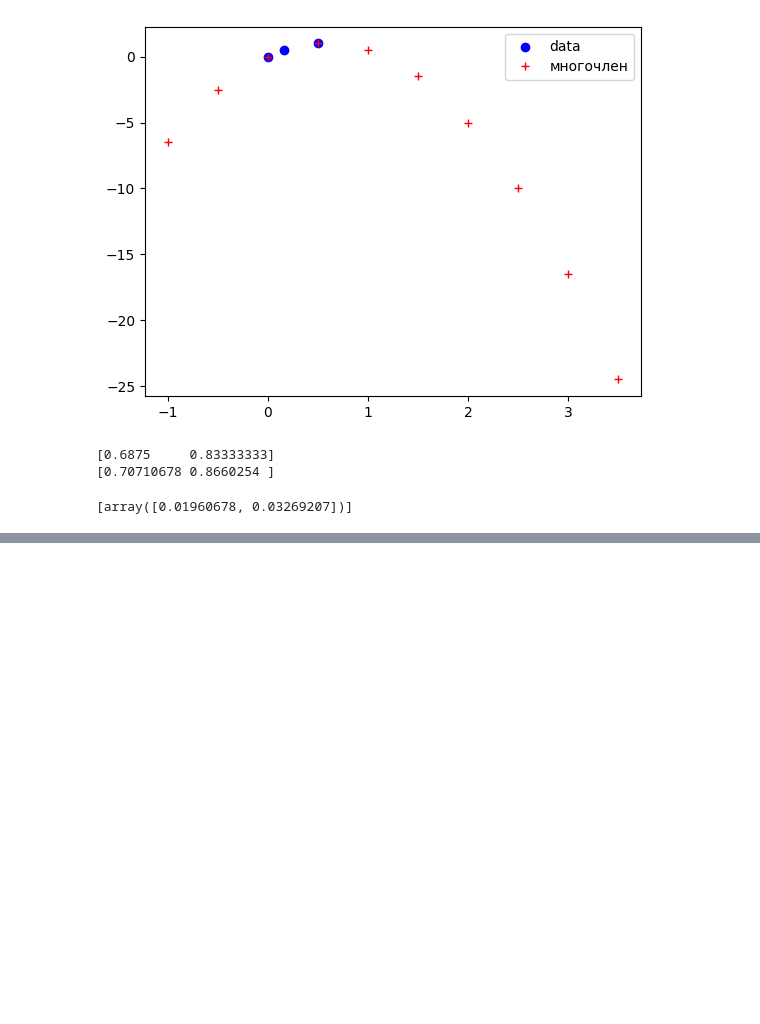
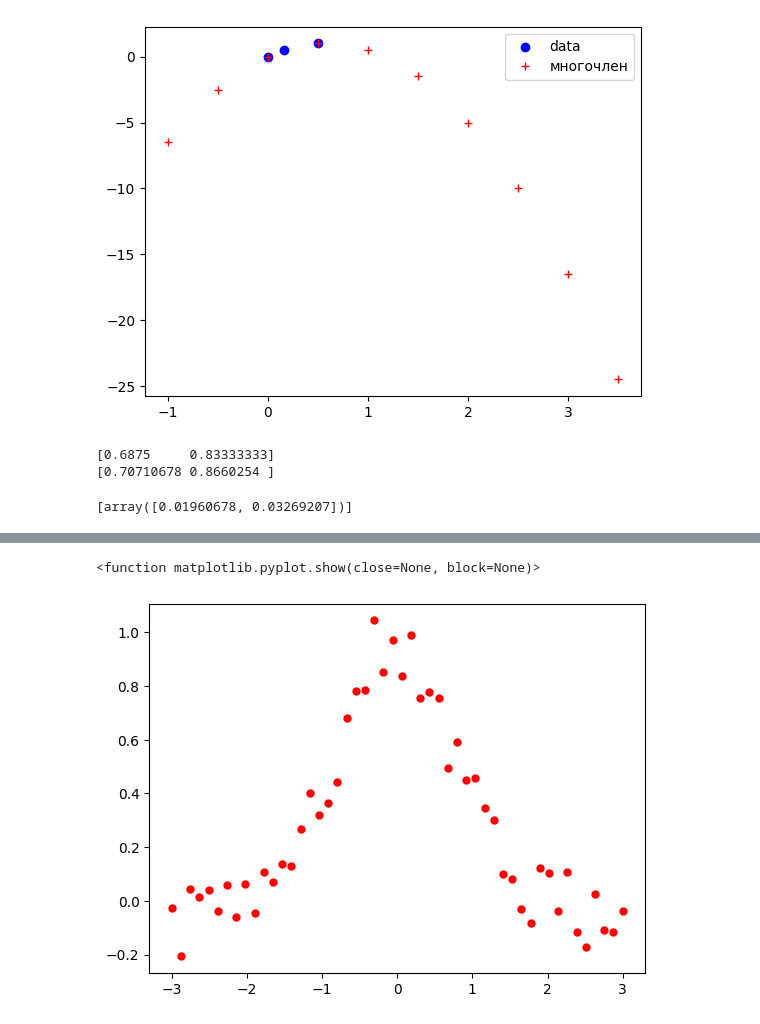
Before and after one commit to edisonc57/chislennyye-metody, a Jupyter notebook: Interpolación_Интерполяция_.ipynb, the cells around one changed output, grey strips where cells are left out. Drawn from its saved outputs; the diff is of its cells as text; code cells hidden in the pictures; blank space fills up the shorter version.

```diff
--- a/Interpolación_Интерполяция_.ipynb
+++ b/Interpolación_Интерполяция_.ipynb
@@ -103,0 +170,8 @@ print (x)
+# %%
+x = np.linspace(-3, 3, 50)
+y= np.exp(-x**2) + 0.1* np.random.randn(50)
+plt.plot(x,y,'ro', ms= 5)
+plt.show
+# %% [output]
+<function matplotlib.pyplot.show(close=None, block=None)>
+[figure, added]
```
Also changed, not shown: parts of 16 cells of this notebook.
